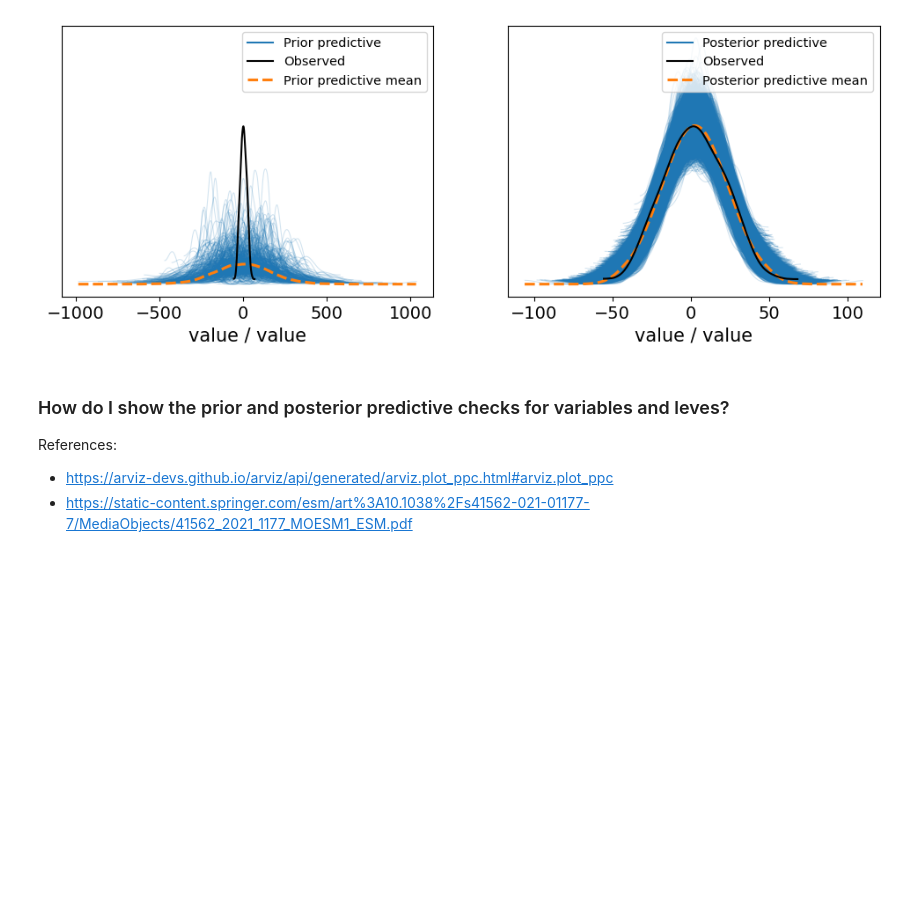
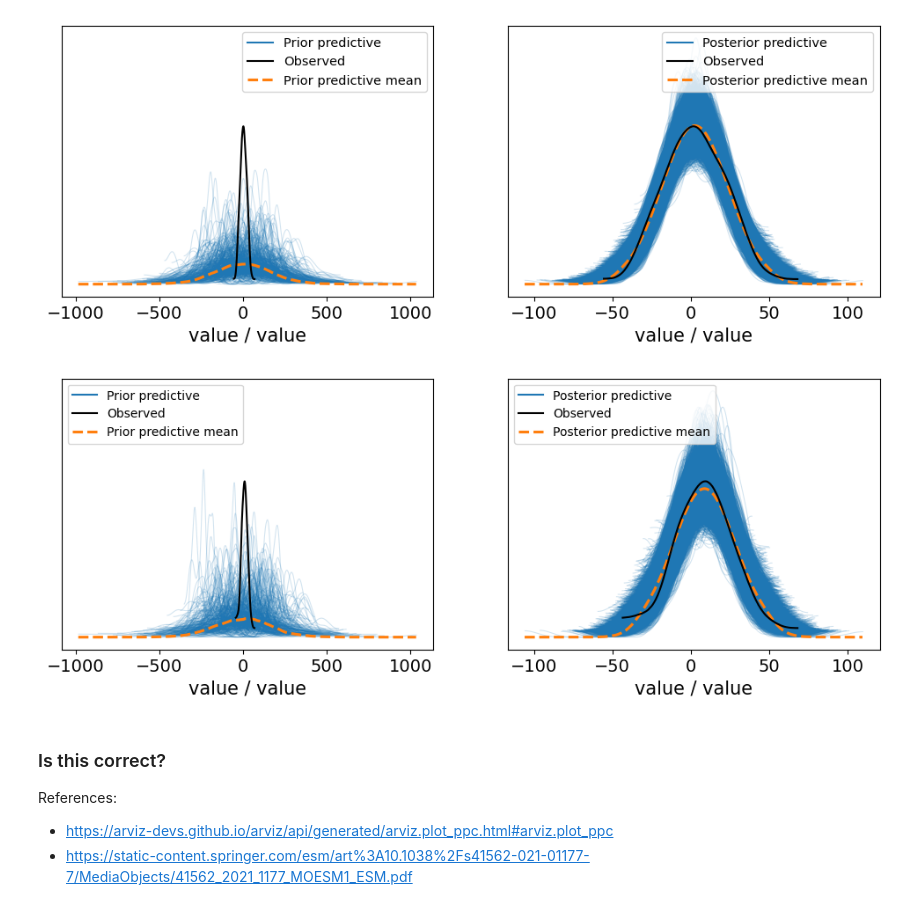
Before and after one commit to haripen/Bambi_Analysis, a Jupyter notebook: Bambi_xover_ppc.ipynb, the cells around one changed output. Drawn from its saved outputs; the diff is of its cells as text; code cells hidden in the pictures; blank space fills up the shorter version.

Commit message:
PPC for subsets
using .isel() from arviz inferenceData

```diff
--- a/Bambi_xover_ppc.ipynb
+++ b/Bambi_xover_ppc.ipynb
@@ -55,9 +55,8 @@ plt.show()
 # %%
 formula =  "value ~ sequence + period + treatment + (1|id:test)"
 model = bmb.Model(formula=formula, data=df,
-                  categorical=['treatment', 'sequence', 'period', 'id'],
-                  family = 'gaussian',link="identity"
-                 )
+                  categorical=['sequence', 'period', 'treatment', 'id', 'test'],
+                  family = 'gaussian',link="identity")
 result = model.fit(tune = 1000, draws=2000, chains=4, target_accept=.85, random_seed=1234)
 az.summary(result).head(4)
 # %% [output]
@@ -85,8 +84,25 @@ plt.show()
 # %% [output]
 Sampling: [1|id:test_offset, 1|id:test_sigma, Intercept, period, sequence, treatment, value, value_sigma]
 [figure]
+# %%
+# Select observations
+key = 'treatment'
+level = 'T'
+sel = (df[key].reset_index(drop=True)[(df[key]==level).values]).index.values
+idata_subset = idata.isel(value_obs=sel).isel(value_dim_0=sel)
+
+# Plot PPC for subset
+fig, axs = plt.subplots(1,2,figsize=(12,4),sharey=True)
+az.plot_ppc(idata_subset, group='prior',random_seed=1234,ax=axs[0])
+az.plot_ppc(idata_subset, group='posterior',random_seed=1234,ax=axs[1])
+axs[0].legend(loc='upper left')
+axs[1].set_ylabel('')
+axs[1].legend(loc='upper left')
+plt.show()
+# %% [output]
+[figure, added]
 # %% [markdown]
-### How do I show the prior and posterior predictive checks for variables and leves?
+### Is this correct?
 References:
  - https://arviz-devs.github.io/arviz/api/generated/arviz.plot_ppc.html#arviz.plot_ppc
  - https://static-content.springer.com/esm/art%3A10.1038%2Fs41562-021-01177-7/MediaObjects/41562_2021_1177_MOESM1_ESM.pdf
```
Also changed, not shown: parts of 1 cell of this notebook.
